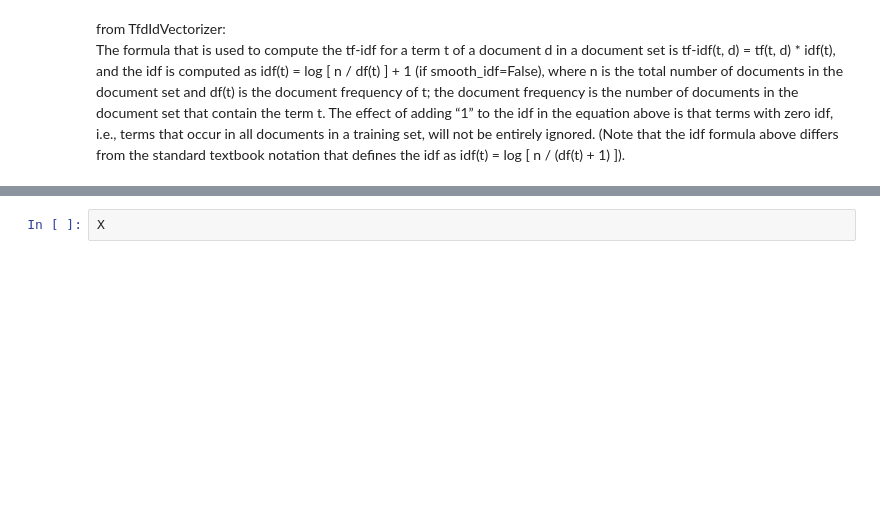
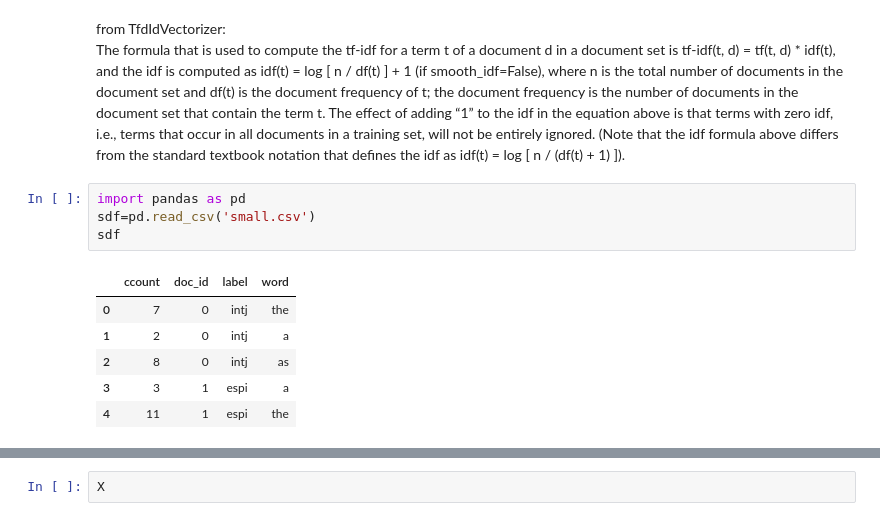
Before and after one commit to johncattanach/BigDataCA, a Jupyter notebook: twitter-mbti-eda2.ipynb, the cells around one changed output, grey strips where cells are left out. Saved outputs shown, nothing was run; the diff lists cells and outputs as text; blank space fills up the shorter version.

```diff
--- a/twitter-mbti-eda2.ipynb
+++ b/twitter-mbti-eda2.ipynb
@@ -322,3 +321,14 @@ print(w2['the'])
 # %% [markdown]
 from TfdIdVectorizer:
 The formula that is used to compute the tf-idf for a term t of a document d in a document set is tf-idf(t, d) = tf(t, d) * idf(t), and the idf is computed as idf(t) = log [ n / df(t) ] + 1 (if smooth_idf=False), where n is the total number of documents in the document set and df(t) is the document frequency of t; the document frequency is the number of documents in the document set that contain the term t. The effect of adding “1” to the idf in the equation above is that terms with zero idf, i.e., terms that occur in all documents in a training set, will not be entirely ignored. (Note that the idf formula above differs from the standard textbook notation that defines the idf as idf(t) = log [ n / (df(t) + 1) ]).
+# %%
+import pandas as pd
+sdf=pd.read_csv('small.csv')
+sdf
+# %% [output]
+|  | ccount | doc_id | label | word |
+| 0 | 7 | 0 | intj | the |
+| 1 | 2 | 0 | intj | a |
+| 2 | 8 | 0 | intj | as |
+| 3 | 3 | 1 | espi | a |
+| 4 | 11 | 1 | espi | the |
```
Also changed, not shown: parts of 4 cells of this notebook, 1 other file.
